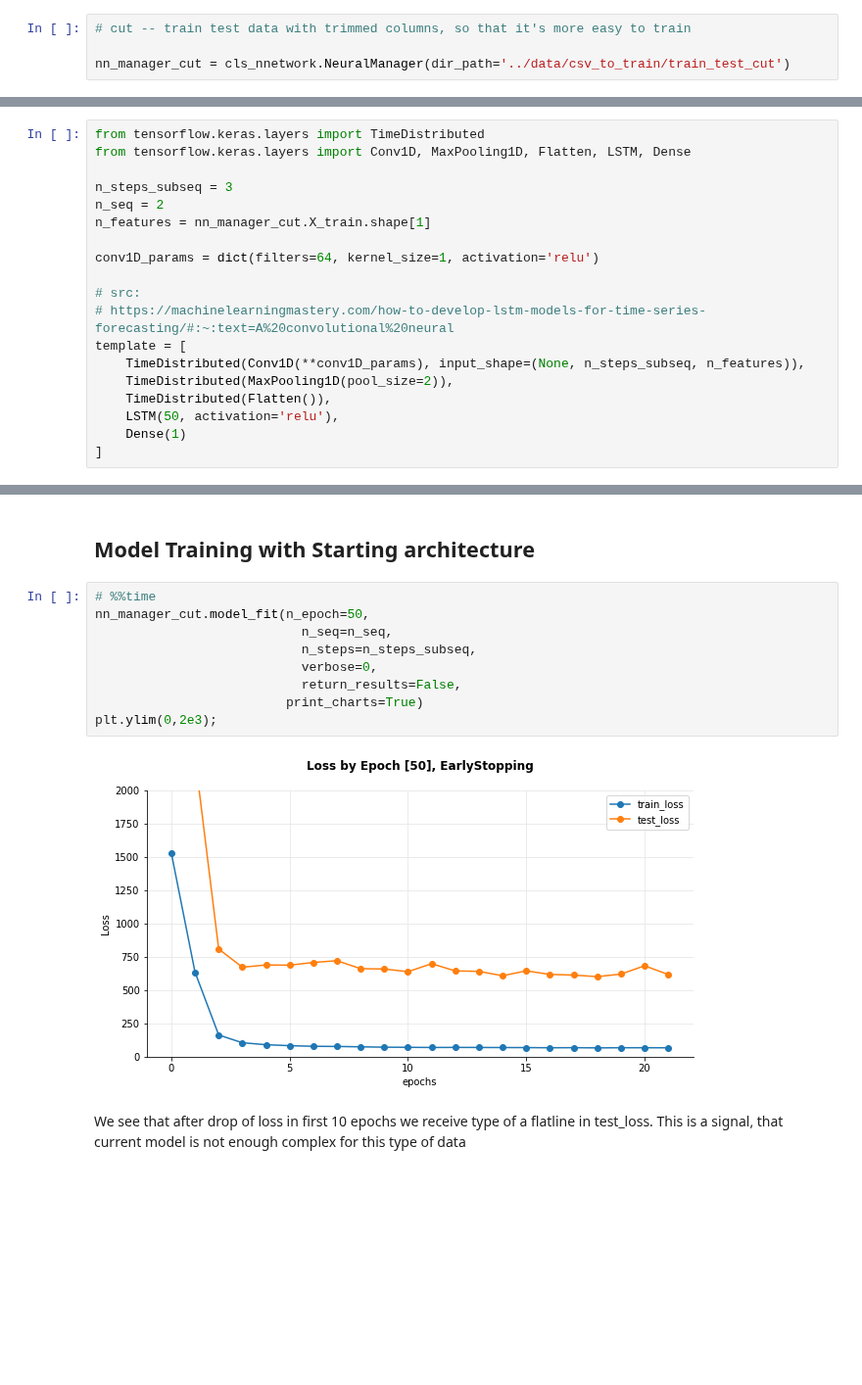
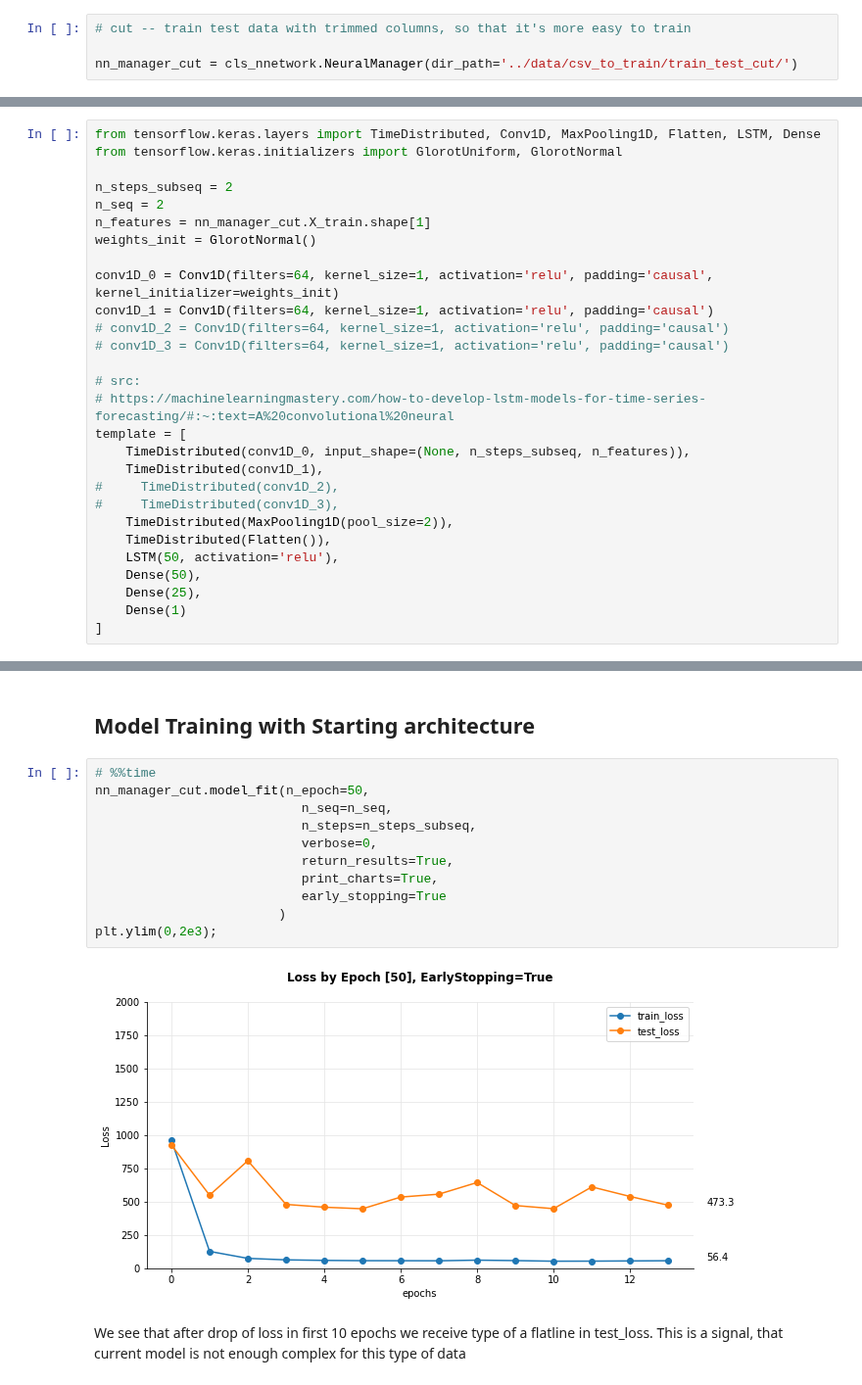
Before and after one commit to serg-razum-off/DFP-Numeric-2, a Jupyter notebook: train/btc_nn_playground.ipynb, the cells around one changed output, grey strips where cells are left out. Shown at 98% size. Saved outputs shown, nothing was run; the diff lists cells and outputs as text; blank space fills up the shorter version.

```diff
--- a/train/btc_nn_playground.ipynb
+++ b/train/btc_nn_playground.ipynb
@@ -17,7 +17,7 @@ importlib.reload(cls_nnetwork)
 # %%
 # cut -- train test data with trimmed columns, so that it's more easy to train
 
-nn_manager_cut = cls_nnetwork.NeuralManager(dir_path='../data/csv_to_train/train_test_cut')
+nn_manager_cut = cls_nnetwork.NeuralManager(dir_path='../data/csv_to_train/train_test_cut/')
 # %% [output]
 >>> train-test inited:  {'y_test_cut': True, 'X_test_cut': True, 'y_train_cut': True, 'X_train_cut': True}
 # %%
@@ -113,22 +111,31 @@ nn_manager_cut.X_train.shape[1]
 [n_seq-n_steps in MLM example elaboration](z_MlMastery%20LSTM%20for%20TS%20.ipynb#n_seq-n_steps)<br>
 (We can parameterize this and define the number of subsequences as n_seq and the number of time steps per subsequence as n_steps. [[source]](https://machinelearningmastery.com/how-to-develop-lstm-models-for-time-series-forecasting/#:~:text=We%20can%20parameterize%20this%20and))
 # %%
-from tensorflow.keras.layers import TimeDistributed
-from tensorflow.keras.layers import Conv1D, MaxPooling1D, Flatten, LSTM, Dense
+from tensorflow.keras.layers import TimeDistributed, Conv1D, MaxPooling1D, Flatten, LSTM, Dense
+from tensorflow.keras.initializers import GlorotUniform, GlorotNormal
 
-n_steps_subseq = 3
+n_steps_subseq = 2
 n_seq = 2
 n_features = nn_manager_cut.X_train.shape[1]
+weights_init = GlorotNormal()
 
-conv1D_params = dict(filters=64, kernel_size=1, activation='relu')
+conv1D_0 = Conv1D(filters=64, kernel_size=1, activation='relu', padding='causal', kernel_initializer=weights_init)
+conv1D_1 = Conv1D(filters=64, kernel_size=1, activation='relu', padding='causal')
+# conv1D_2 = Conv1D(filters=64, kernel_size=1, activation='relu', padding='causal')
+# conv1D_3 = Conv1D(filters=64, kernel_size=1, activation='relu', padding='causal')
 
 # src:
 # https://machinelearningmastery.com/how-to-develop-lstm-models-for-time-series-forecasting/#:~:text=A%20convolutional%20neural
 template = [
-    TimeDistributed(Conv1D(**conv1D_params), input_shape=(None, n_steps_subseq, n_features)),
+    TimeDistributed(conv1D_0, input_shape=(None, n_steps_subseq, n_features)),
+    TimeDistributed(conv1D_1),
+#     TimeDistributed(conv1D_2),
+#     TimeDistributed(conv1D_3),
     TimeDistributed(MaxPooling1D(pool_size=2)),
     TimeDistributed(Flatten()),
     LSTM(50, activation='relu'),
+    Dense(50),
+    Dense(25),
     Dense(1)
 ]
 # %%
@@ -162,13 +167,15 @@ True
 # %%
 # %%time
 nn_manager_cut.model_fit(n_epoch=50,
                            n_seq=n_seq,
                            n_steps=n_steps_subseq,
                            verbose=0,
-                           return_results=False,
-                         print_charts=True)
+                           return_results=True,
+                           print_charts=True,
+                           early_stopping=True
+                        )
 plt.ylim(0,2e3);
 # %% [output]
-[figure, old version]
+[figure, new version]
 # %% [markdown]
 We see that after drop of loss in first 10 epochs we receive type of a flatline in test_loss. This is a signal, that  current model is not enough complex for this type of data
```
Also changed, not shown: parts of 9 cells of this notebook, 1 other file.
